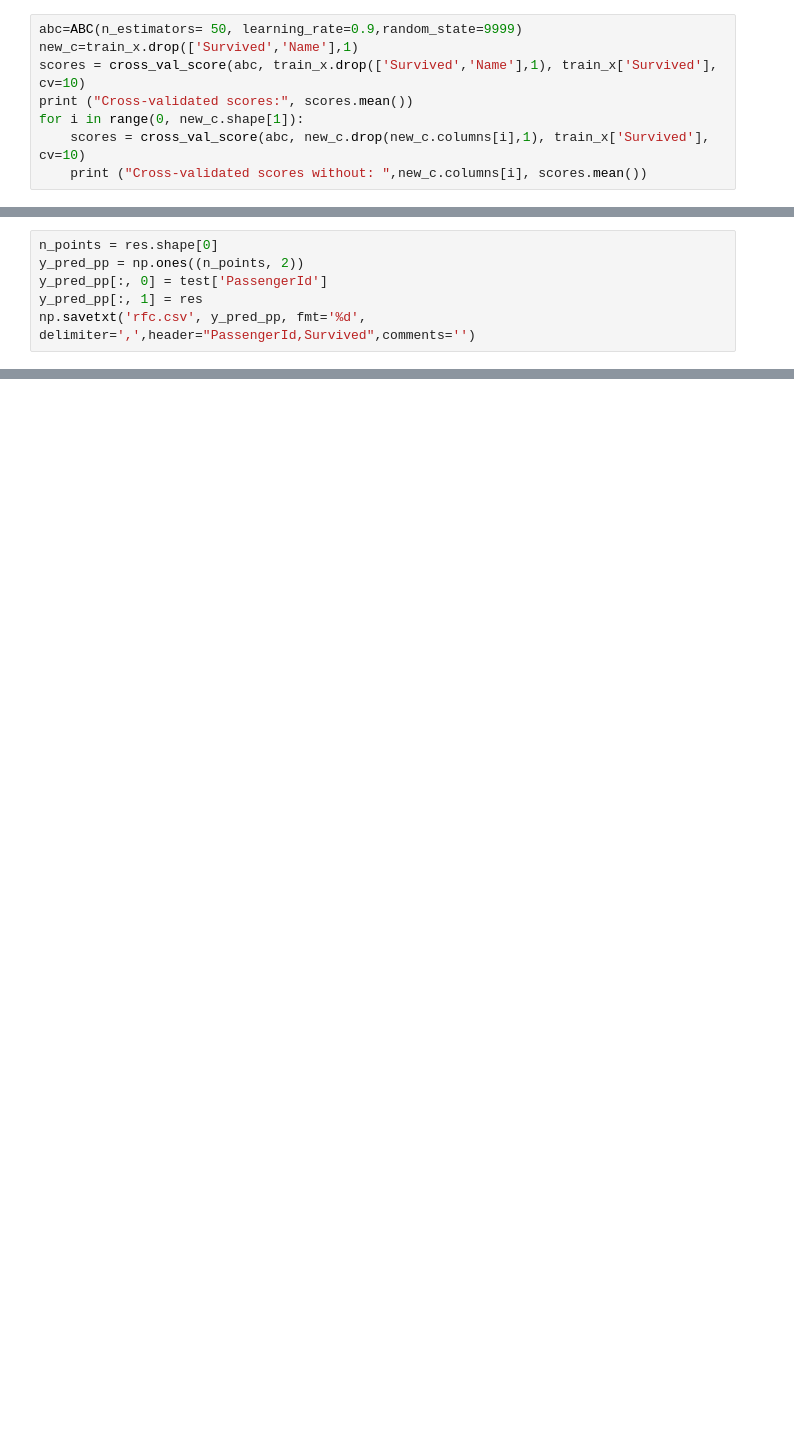
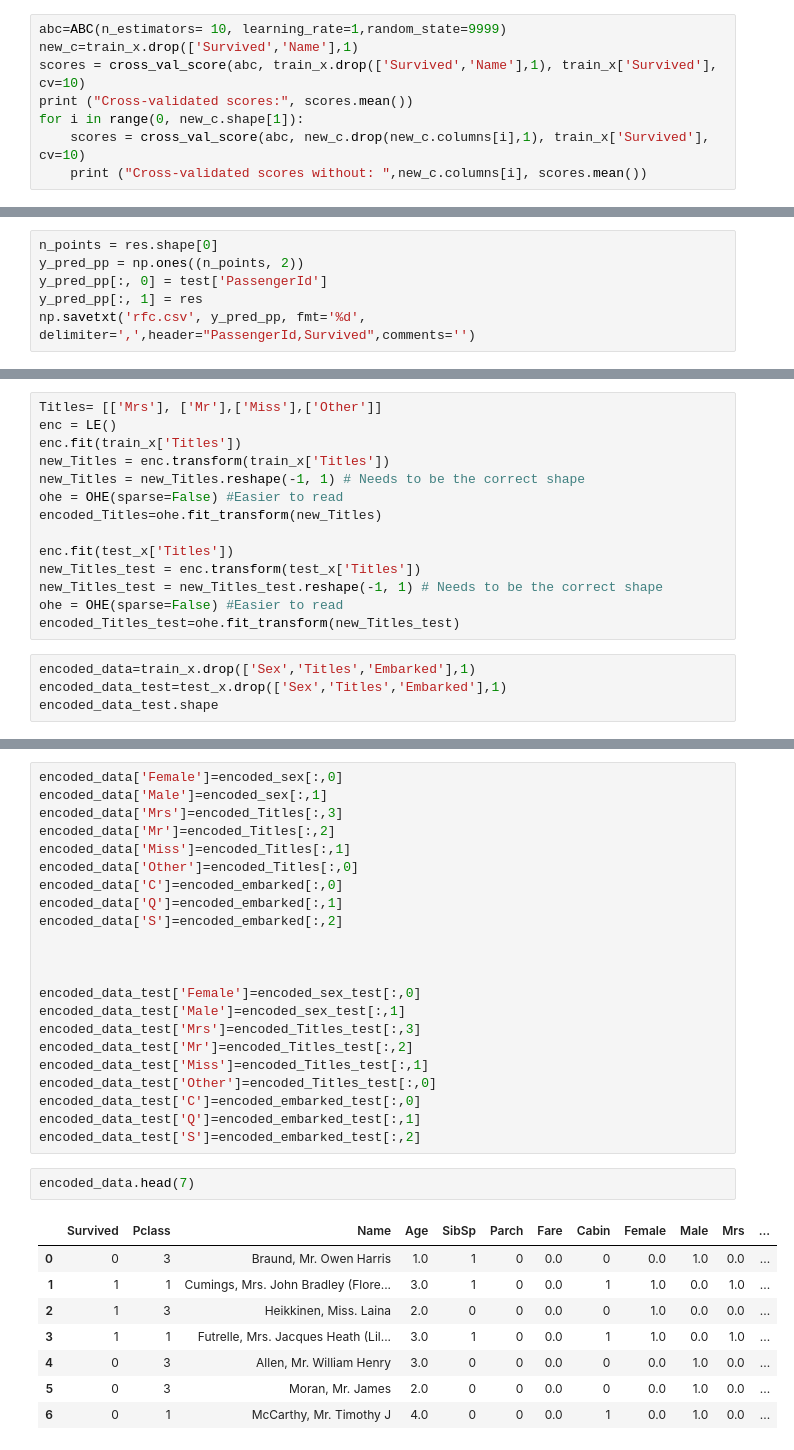
Before and after one commit to Joseph94m/Titanic, a Jupyter notebook: Titanic.ipynb, the cells around one changed output, grey strips where cells are left out. Drawn from its saved outputs; the diff is of its cells as text; blank space fills up the shorter version.

```diff
--- a/Titanic.ipynb
+++ b/Titanic.ipynb
@@ -409,7 +410,7 @@ Best parameters set:
 # %% [markdown]
 ## Let's do some recursive feature elimination to see which features to remove
 # %%
-abc=ABC(n_estimators= 50, learning_rate=0.9,random_state=9999)
+abc=ABC(n_estimators= 10, learning_rate=1,random_state=9999)
 new_c=train_x.drop(['Survived','Name'],1)
 scores = cross_val_score(abc, train_x.drop(['Survived','Name'],1), train_x['Survived'], cv=10)
 print ("Cross-validated scores:", scores.mean())
@@ -816,0 +1002,18 @@ np.savetxt('rfc.csv', y_pred_pp, fmt='%d', delimiter=',',header="PassengerId,Sur
+# %%
+Titles= [['Mrs'], ['Mr'],['Miss'],['Other']]
+enc = LE()
+enc.fit(train_x['Titles'])
+new_Titles = enc.transform(train_x['Titles'])
+new_Titles = new_Titles.reshape(-1, 1) # Needs to be the correct shape
+ohe = OHE(sparse=False) #Easier to read
+encoded_Titles=ohe.fit_transform(new_Titles)
+
+enc.fit(test_x['Titles'])
+new_Titles_test = enc.transform(test_x['Titles'])
+new_Titles_test = new_Titles_test.reshape(-1, 1) # Needs to be the correct shape
+ohe = OHE(sparse=False) #Easier to read
+encoded_Titles_test=ohe.fit_transform(new_Titles_test)
+# %%
+encoded_data=train_x.drop(['Sex','Titles','Embarked'],1)
+encoded_data_test=test_x.drop(['Sex','Titles','Embarked'],1)
+encoded_data_test.shape
@@ -816,0 +1022,33 @@ np.savetxt('rfc.csv', y_pred_pp, fmt='%d', delimiter=',',header="PassengerId,Sur
+# %%
+encoded_data['Female']=encoded_sex[:,0]
+encoded_data['Male']=encoded_sex[:,1]
+encoded_data['Mrs']=encoded_Titles[:,3]
+encoded_data['Mr']=encoded_Titles[:,2]
+encoded_data['Miss']=encoded_Titles[:,1]
+encoded_data['Other']=encoded_Titles[:,0]
+encoded_data['C']=encoded_embarked[:,0]
+encoded_data['Q']=encoded_embarked[:,1]
+encoded_data['S']=encoded_embarked[:,2]
+
+
+
+encoded_data_test['Female']=encoded_sex_test[:,0]
+encoded_data_test['Male']=encoded_sex_test[:,1]
+encoded_data_test['Mrs']=encoded_Titles_test[:,3]
+encoded_data_test['Mr']=encoded_Titles_test[:,2]
+encoded_data_test['Miss']=encoded_Titles_test[:,1]
+encoded_data_test['Other']=encoded_Titles_test[:,0]
+encoded_data_test['C']=encoded_embarked_test[:,0]
+encoded_data_test['Q']=encoded_embarked_test[:,1]
+encoded_data_test['S']=encoded_embarked_test[:,2]
+# %%
+encoded_data.head(7)
+# %% [output]
+|  | Survived | Pclass | Name | Age | SibSp | Parch | Fare | Cabin | Female | Male | Mrs | ... |
+| 0 | 0 | 3 | Braund, Mr. Owen Harris | 1.0 | 1 | 0 | 0.0 | 0 | 0.0 | 1.0 | 0.0 | ... |
+| 1 | 1 | 1 | Cumings, Mrs. John Bradley (Flore... | 3.0 | 1 | 0 | 0.0 | 1 | 1.0 | 0.0 | 1.0 | ... |
+| 2 | 1 | 3 | Heikkinen, Miss. Laina | 2.0 | 0 | 0 | 0.0 | 0 | 1.0 | 0.0 | 0.0 | ... |
+| 3 | 1 | 1 | Futrelle, Mrs. Jacques Heath (Lil... | 3.0 | 1 | 0 | 0.0 | 1 | 1.0 | 0.0 | 1.0 | ... |
+| 4 | 0 | 3 | Allen, Mr. William Henry | 3.0 | 0 | 0 | 0.0 | 0 | 0.0 | 1.0 | 0.0 | ... |
+| 5 | 0 | 3 | Moran, Mr. James | 2.0 | 0 | 0 | 0.0 | 0 | 0.0 | 1.0 | 0.0 | ... |
+| 6 | 0 | 1 | McCarthy, Mr. Timothy J | 4.0 | 0 | 0 | 0.0 | 1 | 0.0 | 1.0 | 0.0 | ... |
```
Also changed, not shown: parts of 48 cells of this notebook.
